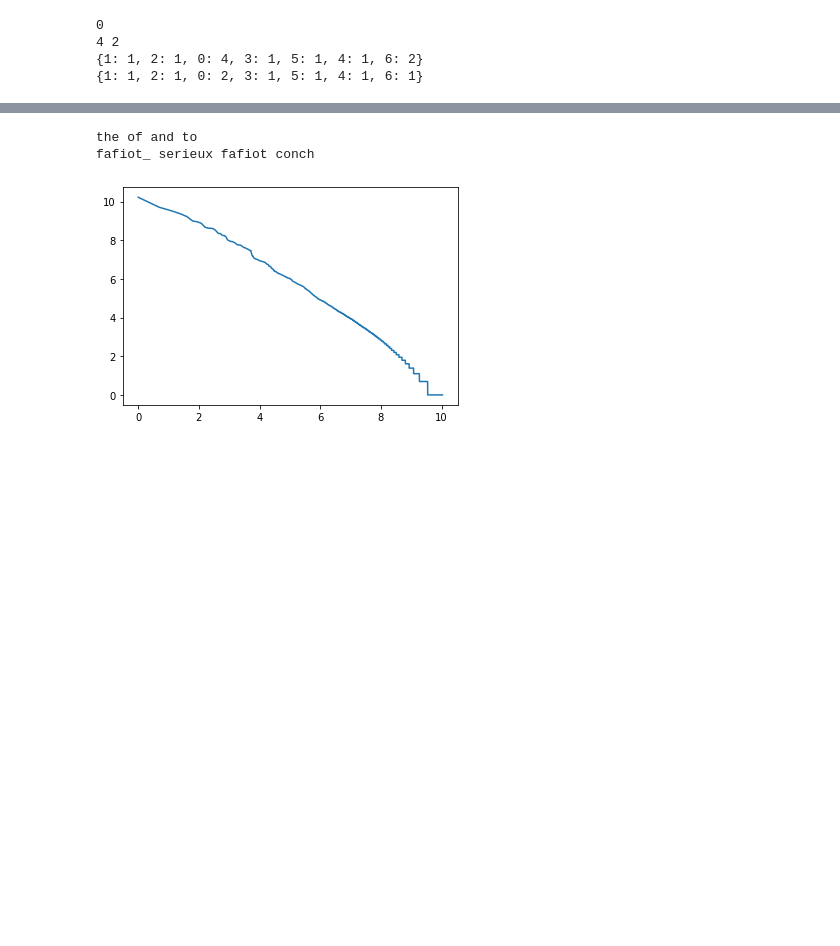
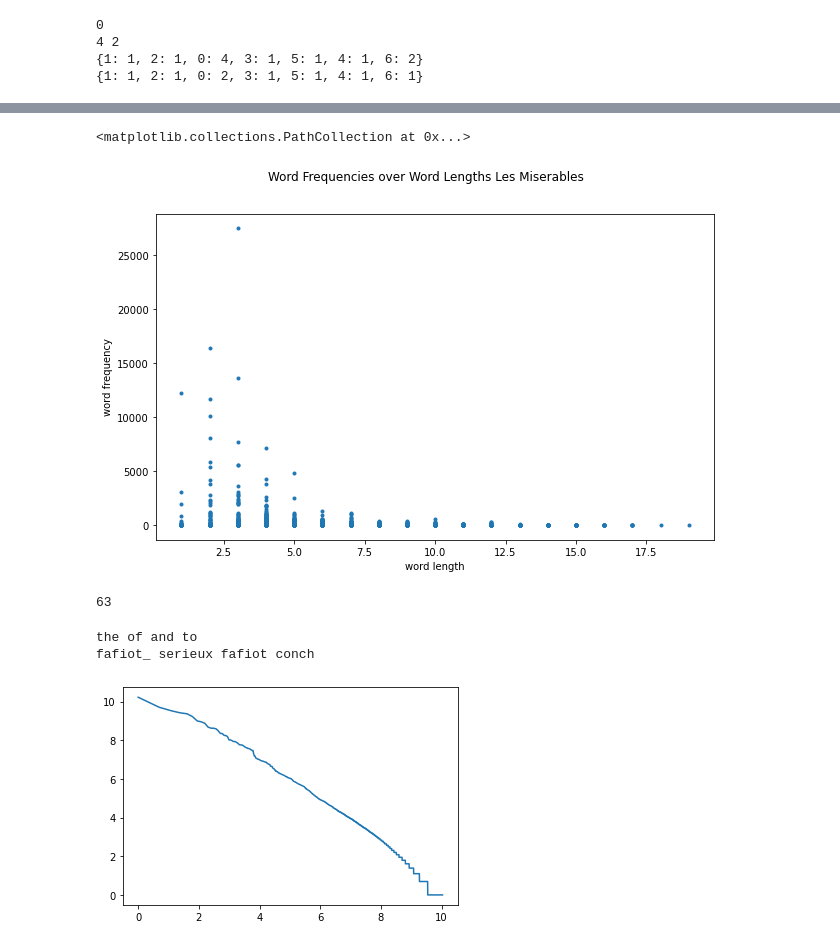
Before and after one commit to Unilmalas/TextAI, a Jupyter notebook: snippets 46.ipynb, the cells around one changed output, grey strips where cells are left out. Saved outputs shown, nothing was run; the diff lists cells and outputs as text; code cells hidden in the pictures; blank space fills up the shorter version.

```diff
--- a/snippets 46.ipynb
+++ b/snippets 46.ipynb
@@ -132,3 +120,23 @@ print(sorted(dictionary.dfs.items(), key=lambda item: item[1], reverse=True))
+# %%
+# lenght of token vs. frequency
+import matplotlib.pyplot as plt
+
+token_frq = sorted(dictionary.dfs.items(), key=lambda item: item[1], reverse=True)
+Xll = [len(dictionary[item[0]]) for item in token_frq]  # token lengths
+Ylf = [item[1] for item in token_frq]  # token frequencies
+
+fig, ax1 = plt.subplots(1, 1)
+fig.suptitle("Word Frequencies over Word Lengths Les Miserables")
+ax1.set(xlabel='word length', ylabel='word frequency')
+fig.set_size_inches(10, 6)
+ax1.scatter(Xll, Ylf, marker='.')
+# %% [output]
+<matplotlib.collections.PathCollection at 0x...>
+[figure, added]
+# %%
+dictionary.token2id['a']
+# %% [output]
+63
 # %%
 print(dictionary[27], dictionary[15], dictionary[8], dictionary[35])
 print(dictionary[22655], dictionary[22656], dictionary[22654], dictionary[22653])
```
Also changed, not shown: parts of 10 cells of this notebook.
